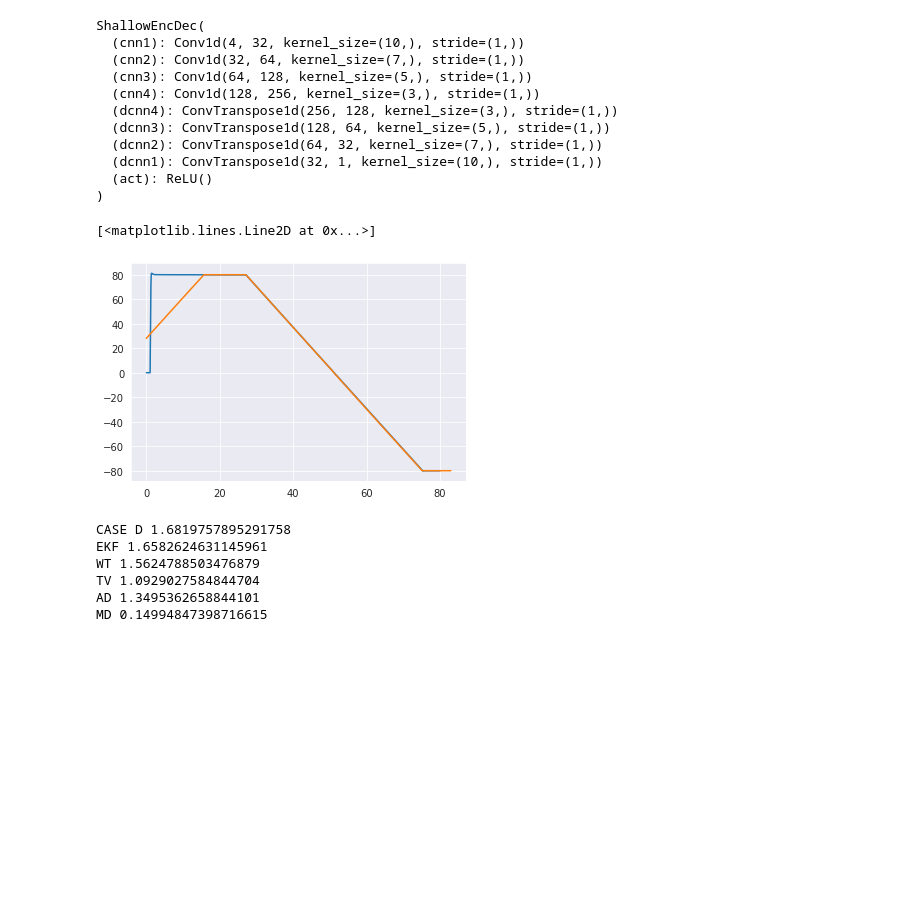
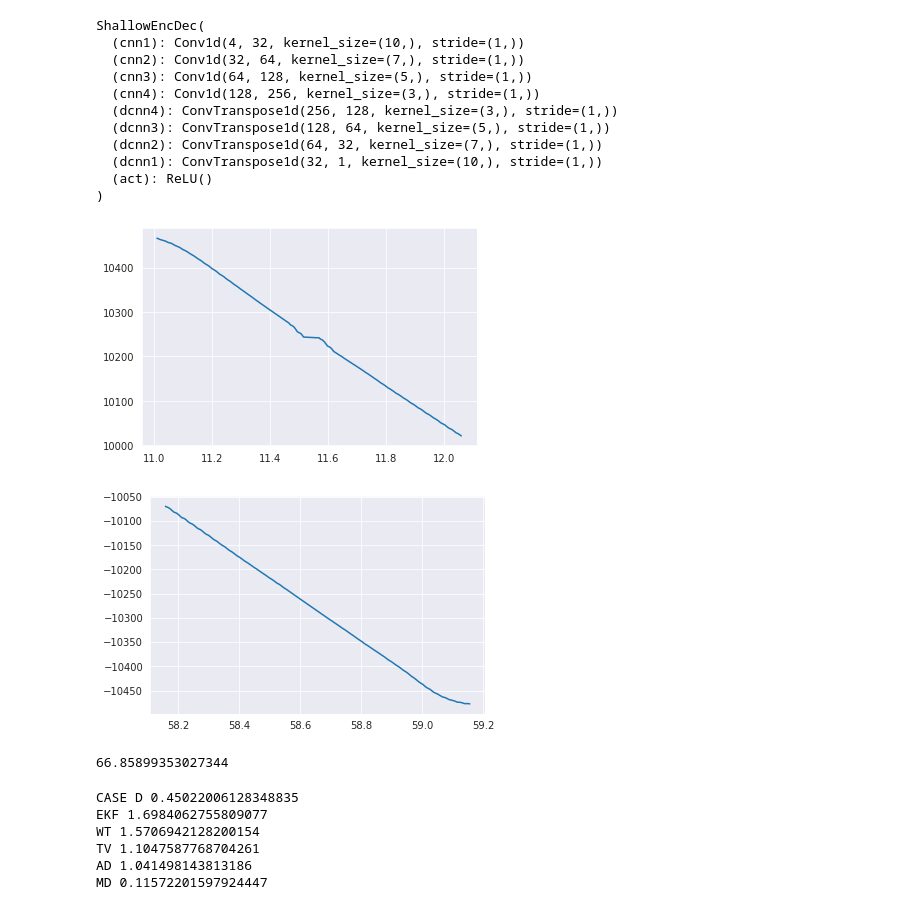
Before and after one commit to sagarverma/TemporalNeuralDenoisers, a Jupyter notebook: notebooks/real8.ipynb, the cells around one changed output. Drawn from its saved outputs; the diff is of its cells as text; code cells hidden in the pictures; blank space fills up the shorter version.

```diff
--- a/notebooks/real8.ipynb
+++ b/notebooks/real8.ipynb
@@ -295,9 +298,25 @@ speed_pred_tv = alpha * speed_pred_tv + (1 - alpha) * data2['speed'][0]
 torque_pred_tv = out_trq_tv[0] * 120
 torque_pred_tv = alpha * torque_pred_tv + (1 - alpha) * data2['torque'][0]
 # %%
-plt.plot(data1['time'][0], data1['speed'][0])
-plt.plot(data2['time'][0], data2['speed'][0])
+st2 = int(10.90 / 0.002)
+et2 = int((10.90 + 1) / 0.002)
+# et2 = int((75.242 + 1) / 0.002)
+
+plt.plot(data2['time'][0, st2:et2], data2['speed'][0, st2:et2] * 130.899)
+plt.show()
+
+
+st2 = int((58.4 - 1) / 0.002)
+et2 = int(58.4 / 0.002)
+# et2 = int((75.242 + 1) / 0.002)
+
+plt.plot(data2['time'][0, st2:et2], data2['speed'][0, st2:et2] * 130.899)
+# plt.plot(data2['time'][0, st2:et2], data1['speed'][0, st2:et2])
+plt.show()
+
+data2['time'][0, -1]
 # %% [output]
+[figure, new version]
+[figure, added]
-[<matplotlib.lines.Line2D at 0x...>]
+66.85899353027344
-[figure, old version]
 # %%
@@ -342,17 +363,20 @@ plt.yticks(fontsize=14)
 plt.savefig('real3_spd_err.pdf', dpi=500, bbox_inches='tight', pad_inches=0)
 plt.close()
 # %%
-print ('CASE D', np.max(np.abs(data2['speed'][0, st:et] - speed_pred_d[st:et])))
+st = int((10.90) / 0.002)
+et = int((58.4) / 0.002)
+
+print ('CASE D', np.max(np.abs(data2['speed'][0, st:et] - (0.2 * speed_pred_d[st2:et2] + 0.8 * data2['noisy_speed'][0, st2:et2]))))
 print ('EKF', np.max(np.abs(data2['speed'][0, st:et] - speed_pred_ekf[st:et])))
 print ('WT', np.max(np.abs(data2['speed'][0, st:et] - speed_pred_wt[st:et])))
 print ('TV', np.max(np.abs(data2['speed'][0, st:et] - speed_pred_tv[st:et])))
 print ('AD', np.max(np.abs(data2['speed'][0, st:et] - speed_pred_da[st:et])))
 print ('MD', np.max(np.abs(data2['speed'][0, st:et] - speed_pred_md[st:et])))
 # %% [output]
-CASE D 1.6819757895291758
-EKF 1.6582624631145961
-WT 1.5624788503476879
-TV 1.0929027584844704
-AD 1.3495362658844101
-MD 0.14994847398716615
+CASE D 0.45022006128348835
+EKF 1.6984062755809077
+WT 1.5706942128200154
+TV 1.1047587768704261
+AD 1.041498143813186
+MD 0.11572201597924447
 # %%
```
Also changed, not shown: parts of 3 cells of this notebook, 46 other files.
